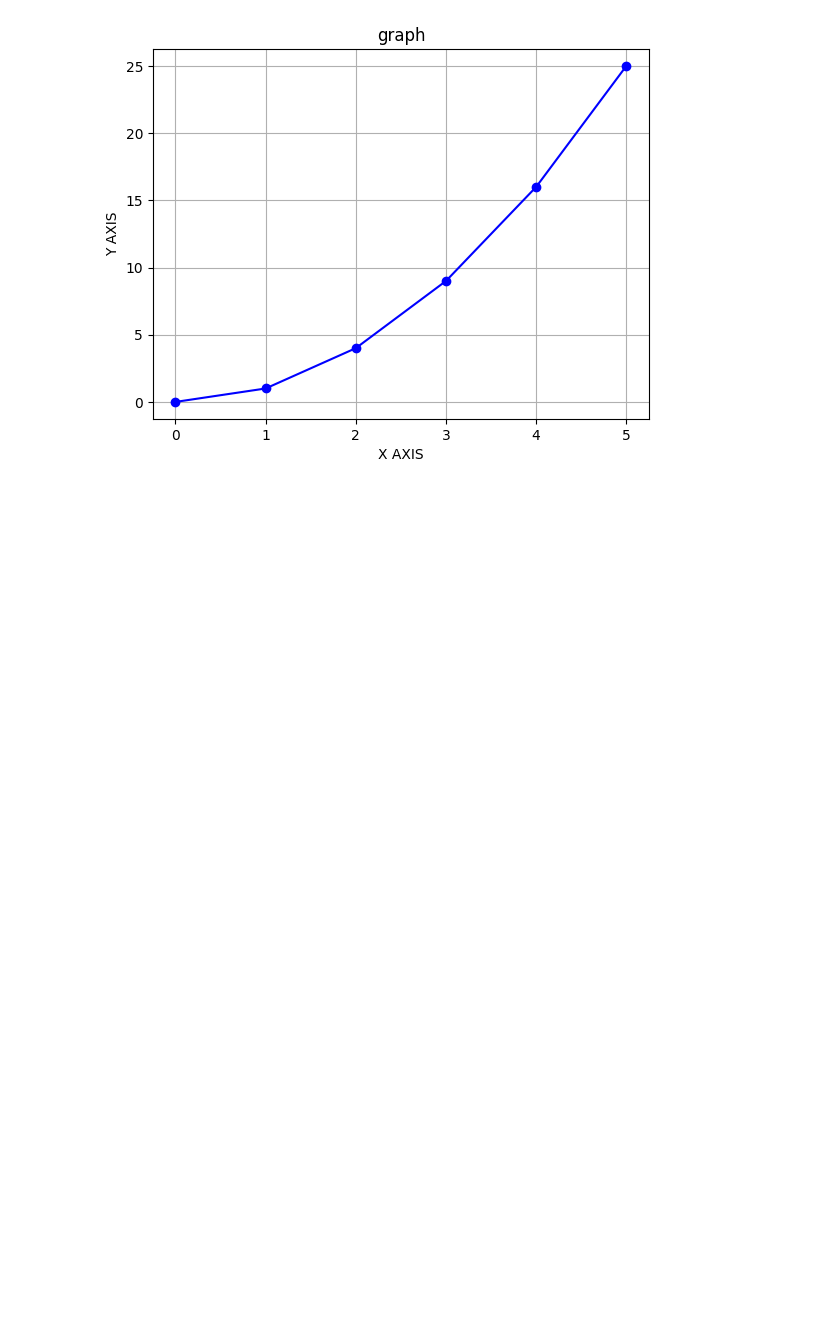
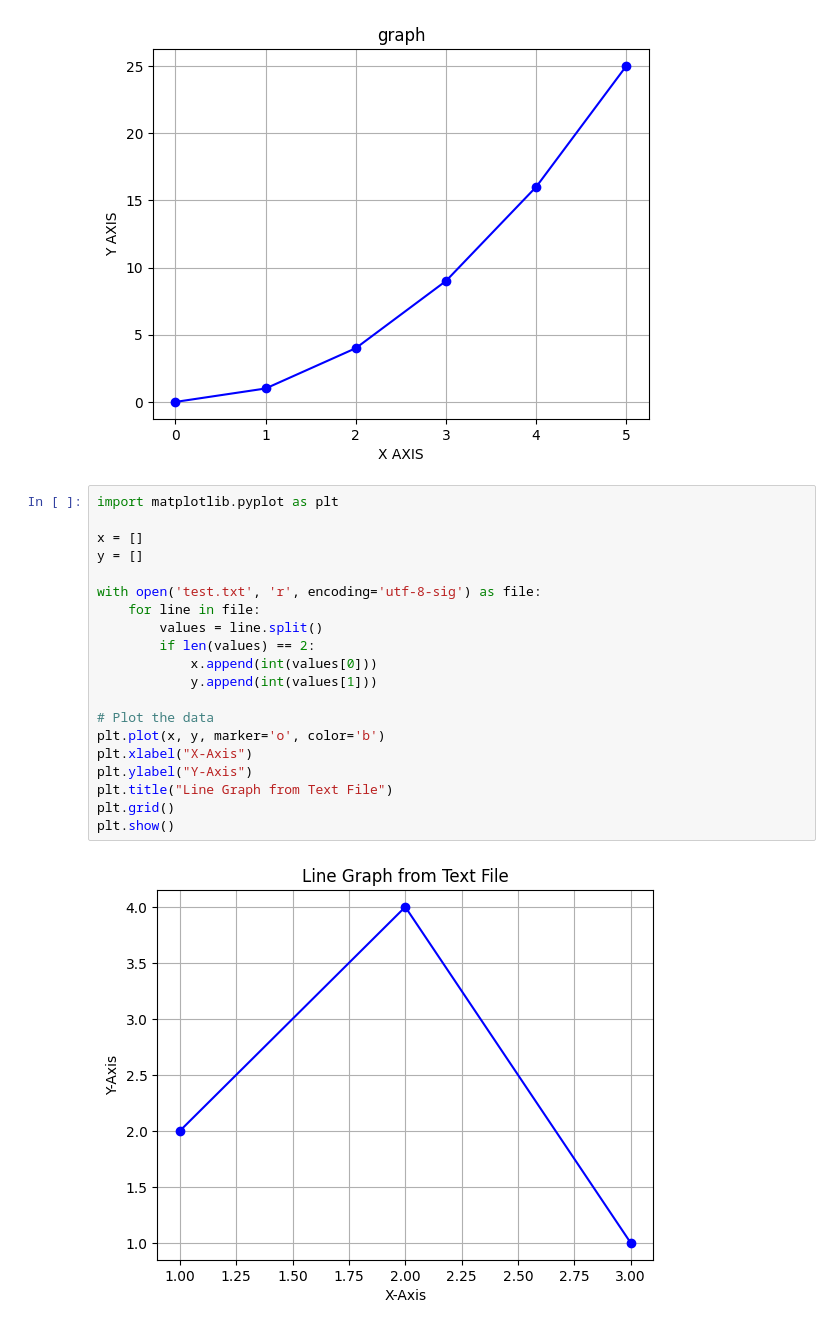
Before and after one commit to AkankshMadhur/NNM23MC003, a Jupyter notebook: AIML/ASSIGNMENT 4/assignment4.ipynb, the cells around one changed output. Drawn from its saved outputs; the diff is of its cells as text; blank space fills up the shorter version.

```diff
--- a/AIML/ASSIGNMENT 4/assignment4.ipynb
+++ b/AIML/ASSIGNMENT 4/assignment4.ipynb
@@ -14,3 +14,25 @@ plt.grid()
 plt.show()
 # %% [output]
 [figure]
+# %%
+import matplotlib.pyplot as plt
+
+x = []
+y = []
+
+with open('test.txt', 'r', encoding='utf-8-sig') as file:
+    for line in file:
+        values = line.split()
+        if len(values) == 2:
+            x.append(int(values[0]))
+            y.append(int(values[1]))
+
+# Plot the data
+plt.plot(x, y, marker='o', color='b')
+plt.xlabel("X-Axis")
+plt.ylabel("Y-Axis")
+plt.title("Line Graph from Text File")
+plt.grid()
+plt.show()
+# %% [output]
+[figure, added]
```
Also changed, not shown: parts of 3 cells of this notebook, 1 other file.
